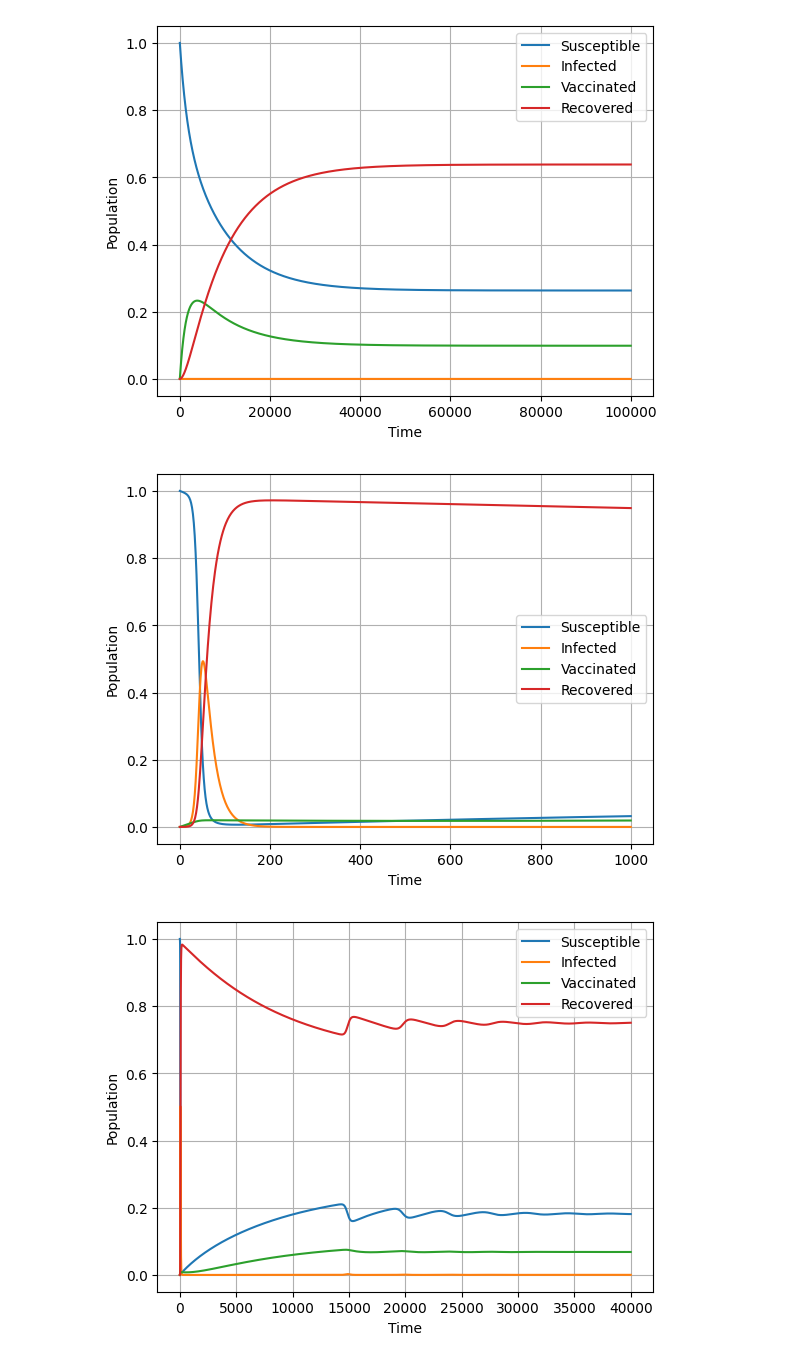
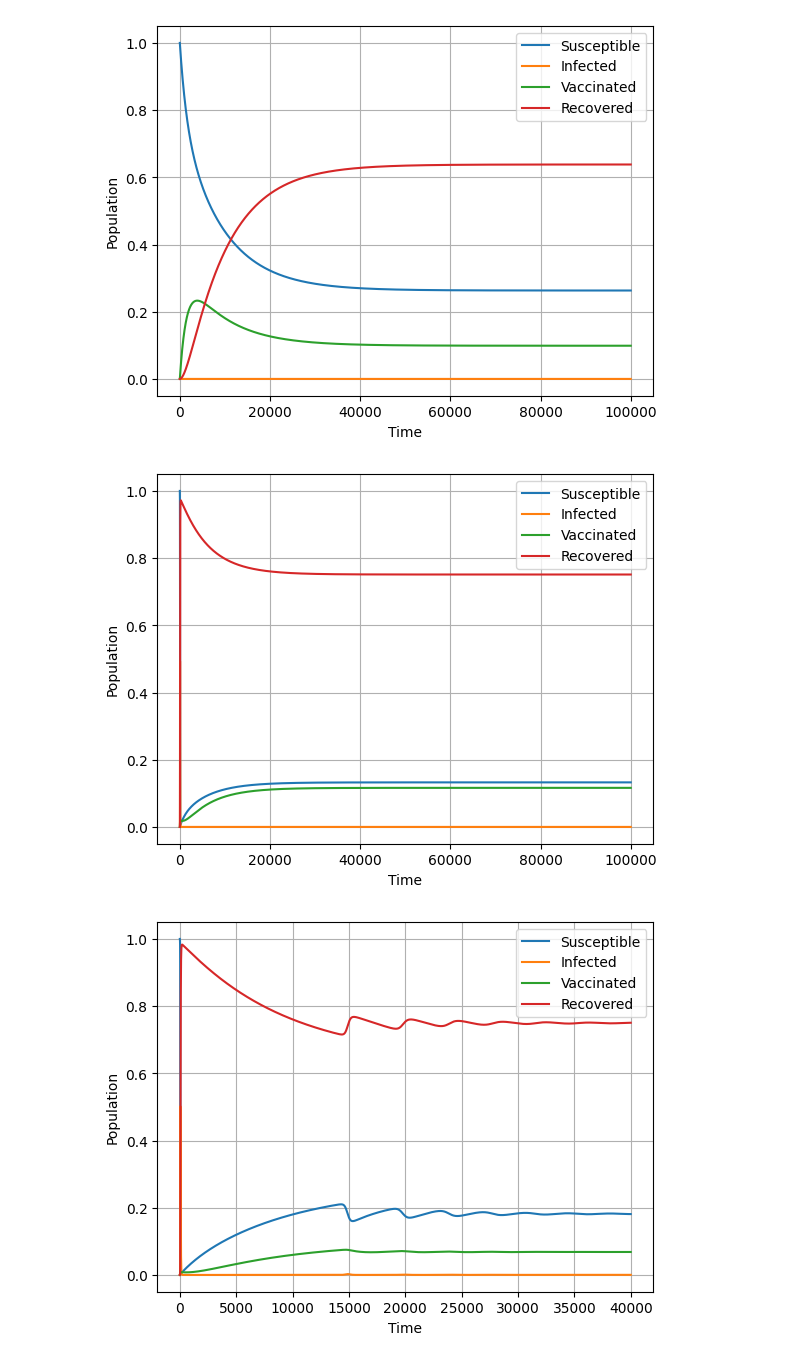
Before and after one commit to Dhruvit-Kevadiya/SIVR_MODEL, a Jupyter notebook: SIVR MODEL.ipynb, the cells around one changed output. Drawn from its saved outputs; the diff is of its cells as text; code cells hidden in the pictures.

```diff
--- a/SIVR MODEL.ipynb
+++ b/SIVR MODEL.ipynb
@@ -79,22 +79,22 @@ def plotgrap(alpha,beta,gamma,mu,roh,psi,omega,t):
     plt.show()
     return S,I,V,R
 # %%
-alpha= 0.261994381    #Birth rate
+alpha= 0.000035342    #Birth rate
 beta = 0.261994381    #Infection per day
 omega= 0.000471498    #Rate of first dose of vacination
 gamma= 0.0476         #Recovered rate
 roh=  1/4380          #Time between first and second dose
 psi= 1/3650           #first dose wanes in immunity
 mu= 0.000035342       # Death rate
-n = 1000
+n = 100000
 
 t = np.linspace(0, n, n)
 S,I,V,R= plotgrap(alpha,beta,gamma,mu,roh,psi,omega,t)
 
 
 # Basic Reproduction Number (R0>0)
 # %% [output]
-[figure, old version]
+[figure, new version]
 # %%
 beta = 0.261994381      #Infection per day
 omega= 0.00020185      #Rate of first dose of vacination
```
Also changed, not shown: 4 other files.
